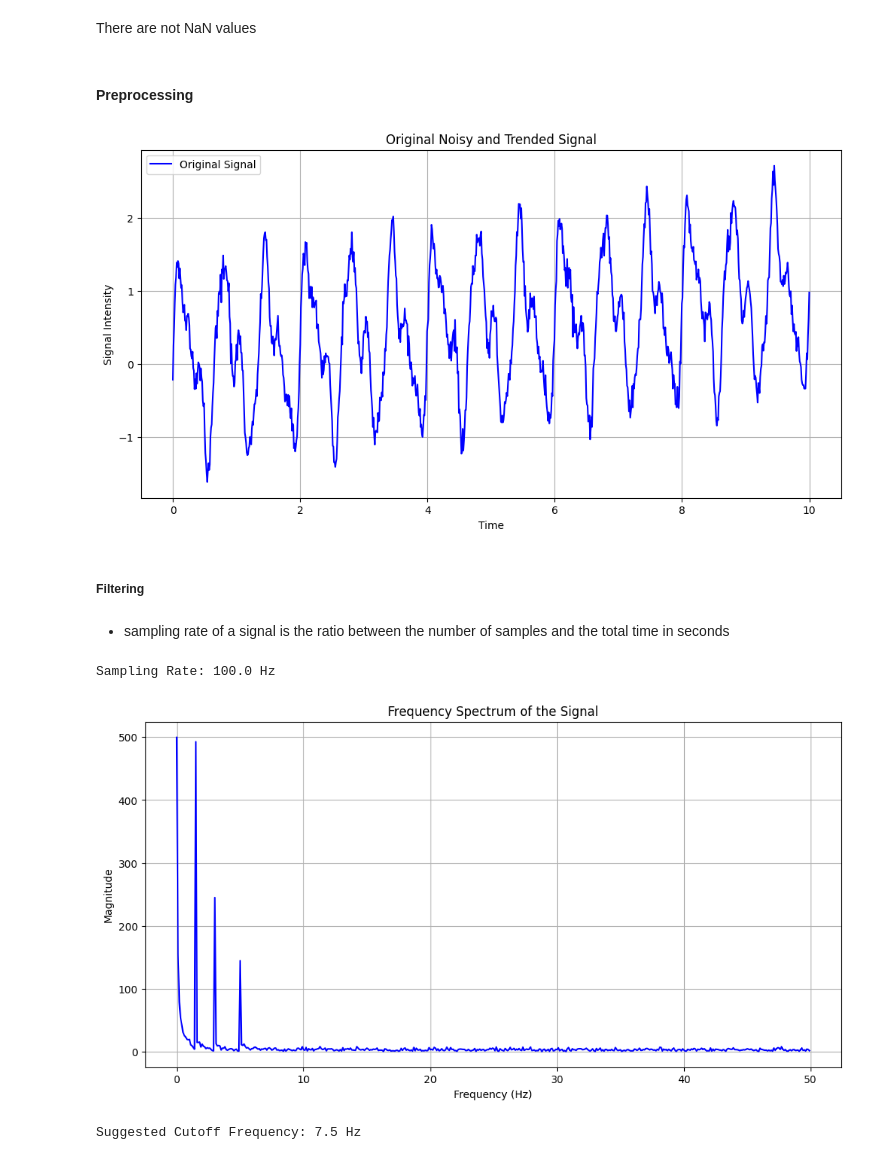
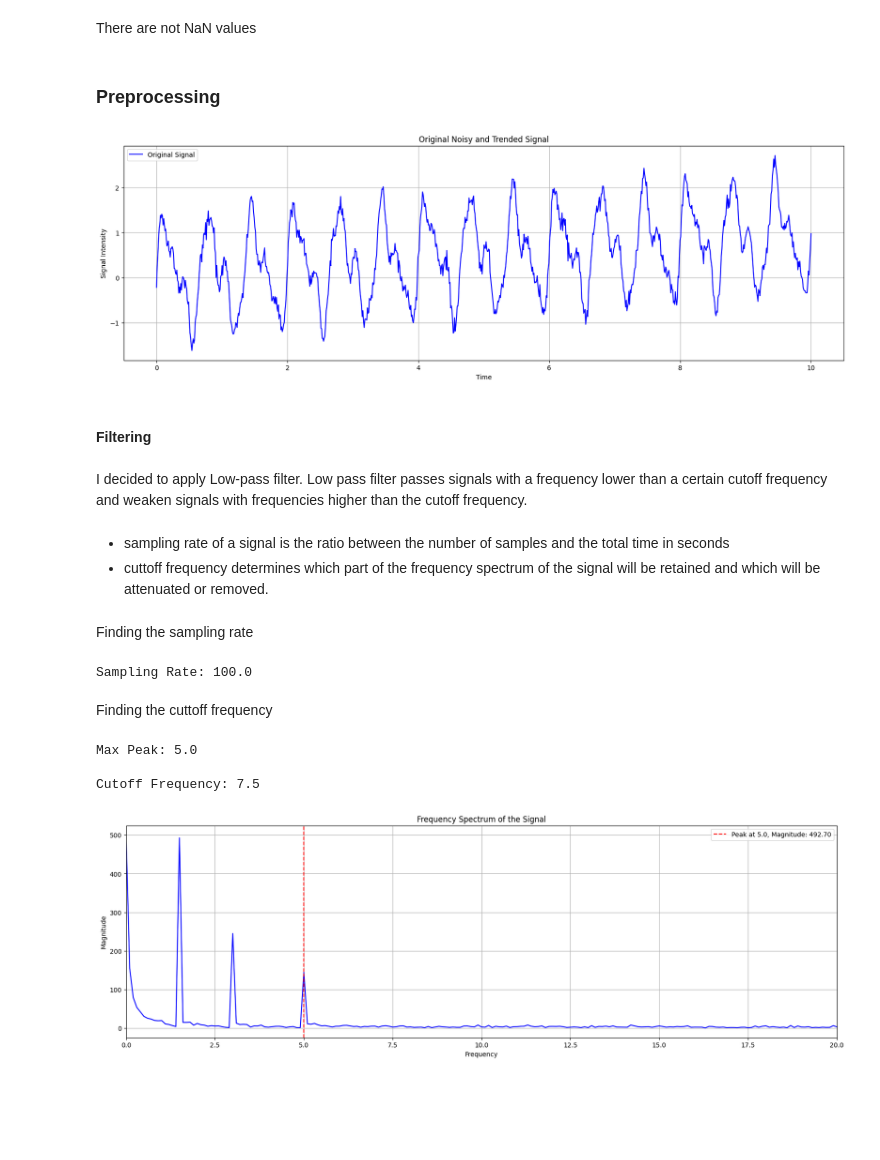
Before and after one commit to itamarKraitman/Olive_Diagnostic, a Jupyter notebook: Question 2/Question_2.ipynb, the cells around one changed output. Drawn from its saved outputs; the diff is of its cells as text; code cells hidden in the pictures; blank space fills up the shorter version.

```diff
--- a/Question 2/Question_2.ipynb
+++ b/Question 2/Question_2.ipynb
@@ -56,20 +57,23 @@ dtype: int64
 # %% [markdown]
 There are not NaN values
 # %% [markdown]
-#### Preprocessing
+### Preprocessing
 # %%
-fig = plt.figure(figsize=(12, 6))
+fig = plt.figure(figsize=(20, 6))
 plt.plot(data['Time'], data['Noisy_Trended_Signal'], label='Original Signal', color='blue')
 plt.title('Original Noisy and Trended Signal')
 plt.xlabel('Time')
 plt.ylabel('Signal Intensity')
 plt.grid(True)
 plt.legend()
 plt.show()
 # %% [output]
-[figure, old version]
+[figure, new version]
 # %% [markdown]
-##### Filtering
+#### Filtering
+# %% [markdown]
+I decided to apply Low-pass filter.
+Low pass filter passes signals with a frequency lower than a certain cutoff frequency and weaken signals with frequencies higher than the cutoff frequency.
 # %%
 def low_pass_filter(signal, cutoff_frequency, sampling_rate, order=4):
     """
@@ -87,11 +91,20 @@ def low_pass_filter(signal, cutoff_frequency, sampling_rate, order=4):
     return filtered_signal
 # %% [markdown]
 * sampling rate of a signal is the ratio between the number of samples and the total time in seconds
+* cuttoff frequency determines which part of the frequency spectrum of the signal will be retained and which will be attenuated or removed.
+# %% [markdown]
+Finding the sampling rate
+# %%
+n = len(data['Noisy_Trended_Signal'])
+
+sampling_rate = n / 10 # number of samples / time in seconds
+print(f"Sampling Rate: {sampling_rate}")
+# %% [output]
+Sampling Rate: 100.0
+# %% [markdown]
+Finding the cuttoff frequency
 # %%
-n = len(data['Noisy_Trended_Signal'])
-sampling_rate = data.shape[0] / 10 # number of samples / time in seconds
-print(f"Sampling Rate: {sampling_rate} Hz")
-
+# FFT
 fft_values = np.fft.fft(data['Noisy_Trended_Signal'])
 fft_frequencies = np.fft.fftfreq(n, d=1/sampling_rate)
 
@@ -99,25 +112,33 @@ fft_frequencies = np.fft.fftfreq(n, d=1/sampling_rate)
 positive_freqs = fft_frequencies[:n//2]
 positive_magnitude = np.abs(fft_values[:n//2])
 
-plt.figure(figsize=(12, 6))
-plt.plot(positive_freqs, positive_magnitude, color='blue')
-plt.title('Frequency Spectrum of the Signal')
-plt.xlabel('Frequency (Hz)')
-plt.ylabel('Magnitude')
-plt.grid()
-plt.show()
-
 peaks, _ = find_peaks(positive_magnitude, height=np.max(positive_magnitude)*0.1)
 
-if len(peaks) > 0:
+if len(peaks) > 0: # Finding the max peak, if there is
     max_peak_freq = positive_freqs[peaks].max()
+    print(f"Max Peak: {max_peak_freq}\n")
 
+    max_peak_magnitude = positive_magnitude[peaks].max()
     cutoff_frequency = max_peak_freq * 1.5
 else: # default if no peaks were found
     cutoff_frequency = 1.0
 
-print(f"Suggested Cutoff Frequency: {cutoff_frequency} Hz")
+print(f"Cutoff Frequency: {cutoff_frequency}\n")
+
+plt.figure(figsize=(20, 6))
+plt.plot(positive_freqs, positive_magnitude, color='blue')
+plt.axvline(x=max_peak_freq, color='red', linestyle='--', label=f'Peak at {max_peak_freq}, Magnitude: {max_peak_magnitude:.2f}')
+
+# Set the x-limit to zoom into the area of interest
+plt.xlim(0, 20)
+plt.title('Frequency Spectrum of the Signal')
+plt.xlabel('Frequency')
+plt.ylabel('Magnitude')
+plt.legend()
+plt.grid()
+plt.show()
 # %% [output]
-Sampling Rate: 100.0 Hz
+Max Peak: 5.0
+
+Cutoff Frequency: 7.5
-[figure, old version]
+[figure, new version]
-Suggested Cutoff Frequency: 7.5 Hz
```
Also changed, not shown: parts of 26 cells of this notebook, 2 other files.
